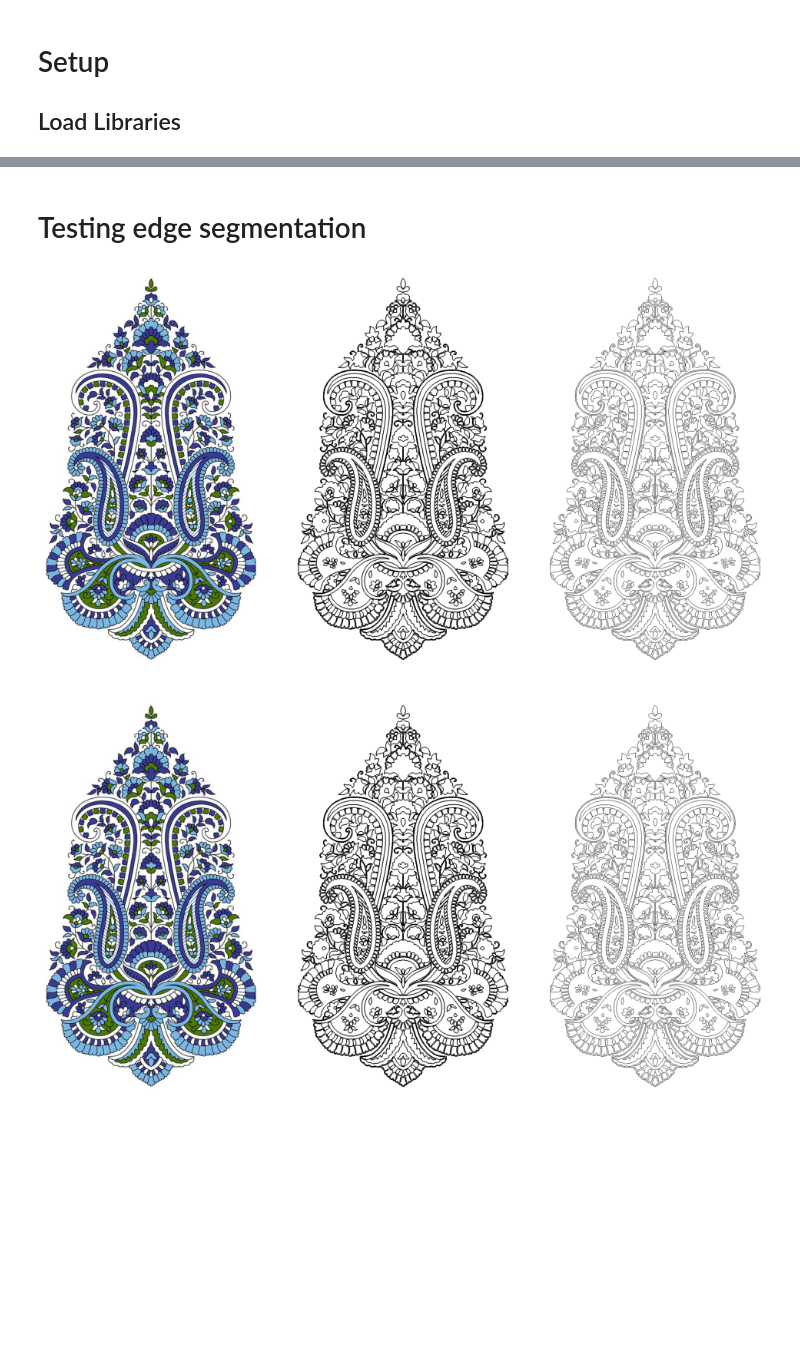
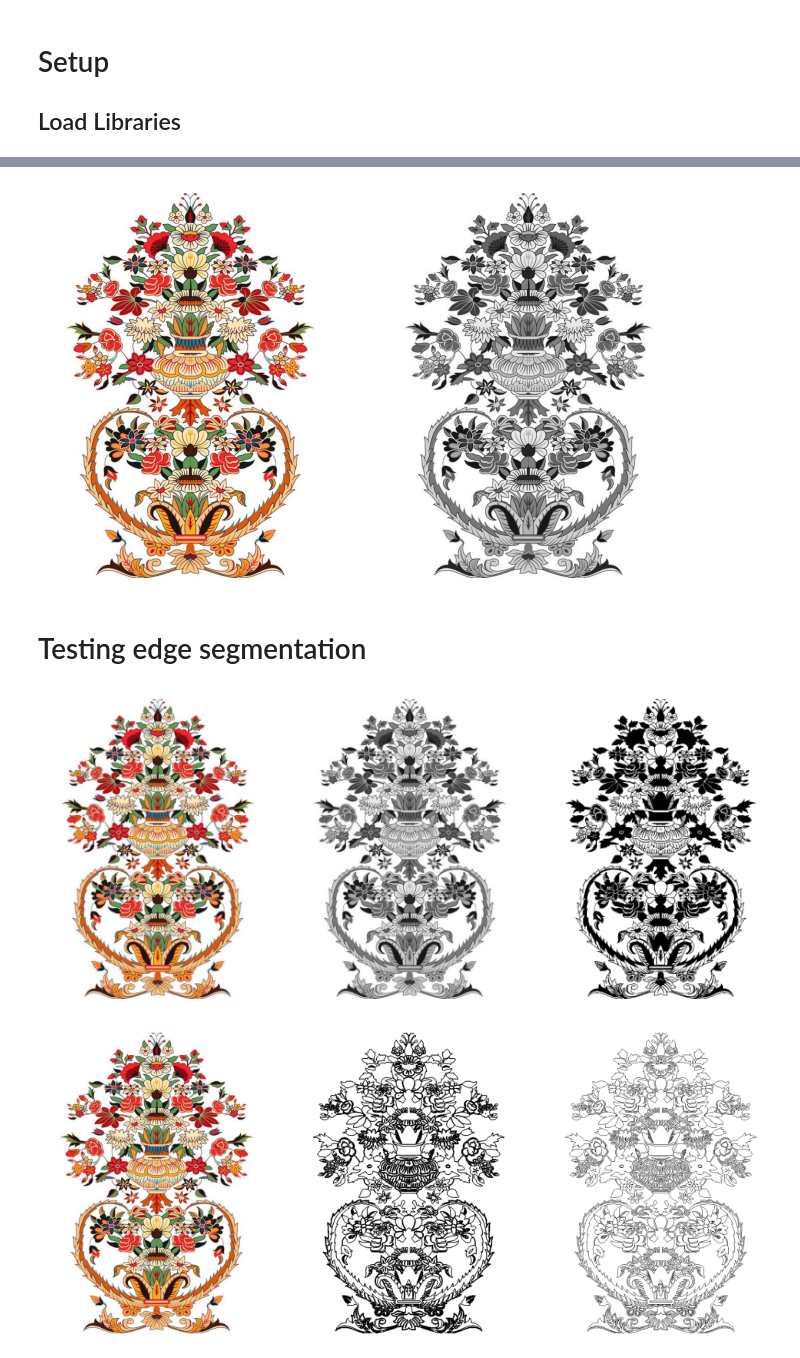
Before and after one commit to deepkhathi/art_proc, a Jupyter notebook: notebooks/prelims.ipynb, the cells around one changed output, grey strips where cells are left out. Drawn from its saved outputs; the diff is of its cells as text; code cells hidden in the pictures; blank space fills up the shorter version.

Commit message:
md = 1, convert BGR -> RGB

```diff
--- a/notebooks/prelims.ipynb
+++ b/notebooks/prelims.ipynb
@@ -59,2 +46,17 @@ plt.show()
+# %%
+pln = 3
+path = os.path.join(parent_dir, "tests", "test_data", f"Persian large {pln}.jpg")
+im1 = cv2.imread(path)
+im1 = cv2.cvtColor(im1, cv2.COLOR_BGR2RGB)
+nm = f"PL{pln}"
+
+# convert to grayscale and show
+grayscale = cv2.cvtColor(im1, cv2.COLOR_RGB2GRAY)
+_, (ax0, ax1) = plt.subplots(ncols=2, figsize=(8, 5))
+display_figure(im1, ax=ax0)
+display_figure(grayscale, cmap=True, ax=ax1)
+plt.show()
+# %% [output]
+[figure, added]
 # %% [markdown]
 # Testing edge segmentation
@@ -68,30 +63,38 @@ gs_copy = grayscale.copy()
+# %%
+binary = cv2.threshold(grayscale, 0, 255, cv2.THRESH_BINARY + cv2.THRESH_OTSU)[1]
+_, axes = plt.subplots(ncols=3, figsize=(10, 5))
+display_figure(im1, ax=axes[0])
+display_figure(grayscale, ax=axes[1], cmap="gray")
+display_figure(binary, cmap="gray", ax=axes[-1])
+plt.show()
+# %% [output]
+[figure, added]
 # %%
 from scipy import ndimage
 
 distance_map = ndimage.distance_transform_edt(binary)
-md_list = [1, 10, 20, 50, 100, 120, 130, 150, 200]
-md_list = [1, 3, 5]
+# md_list = [1, 10, 20, 50, 100, 120, 130, 150, 200]
+md_list = [1]
 for min_distance in md_list:
     local_max = peak_local_max(
         distance_map,
         labels=binary,
         min_distance=min_distance, indices=False)
     markers = ndimage.label(local_max)[0]
     labels = watershed(-distance_map, markers=markers, mask=binary)
     l_c = labels.copy()
     md = scipy.stats.mode(labels, axis=None, keepdims=False)[0]
     l_c[labels == md] = 0
     l_c[labels != md] = 1
     boundary_im = find_boundaries(l_c, mode="thick")
     _, axes = plt.subplots(ncols=3, figsize=(12, 8))
     display_figure(im1, ax=axes[0])
     display_figure(np.invert(boundary_im), ax=axes[1], cmap="gray")
     b2 = find_boundaries(l_c, mode="inner")
     display_figure(~b2, ax=axes[-1], cmap="gray")
     plt.savefig(
-        os.path.join(parent_dir, "tests", "test_results", f"PL5_watershed_md{min_distance}.pdf"),
+        os.path.join(parent_dir, "tests", "test_results", f"{nm}_watershed_md{min_distance}.pdf"),
         transparent=True, bbox_inches="tight")
     plt.show()
 # %% [output]
-[figure, old version]
+[figure, new version]
-[figure, removed]
```
Also changed, not shown: parts of 5 cells of this notebook.
